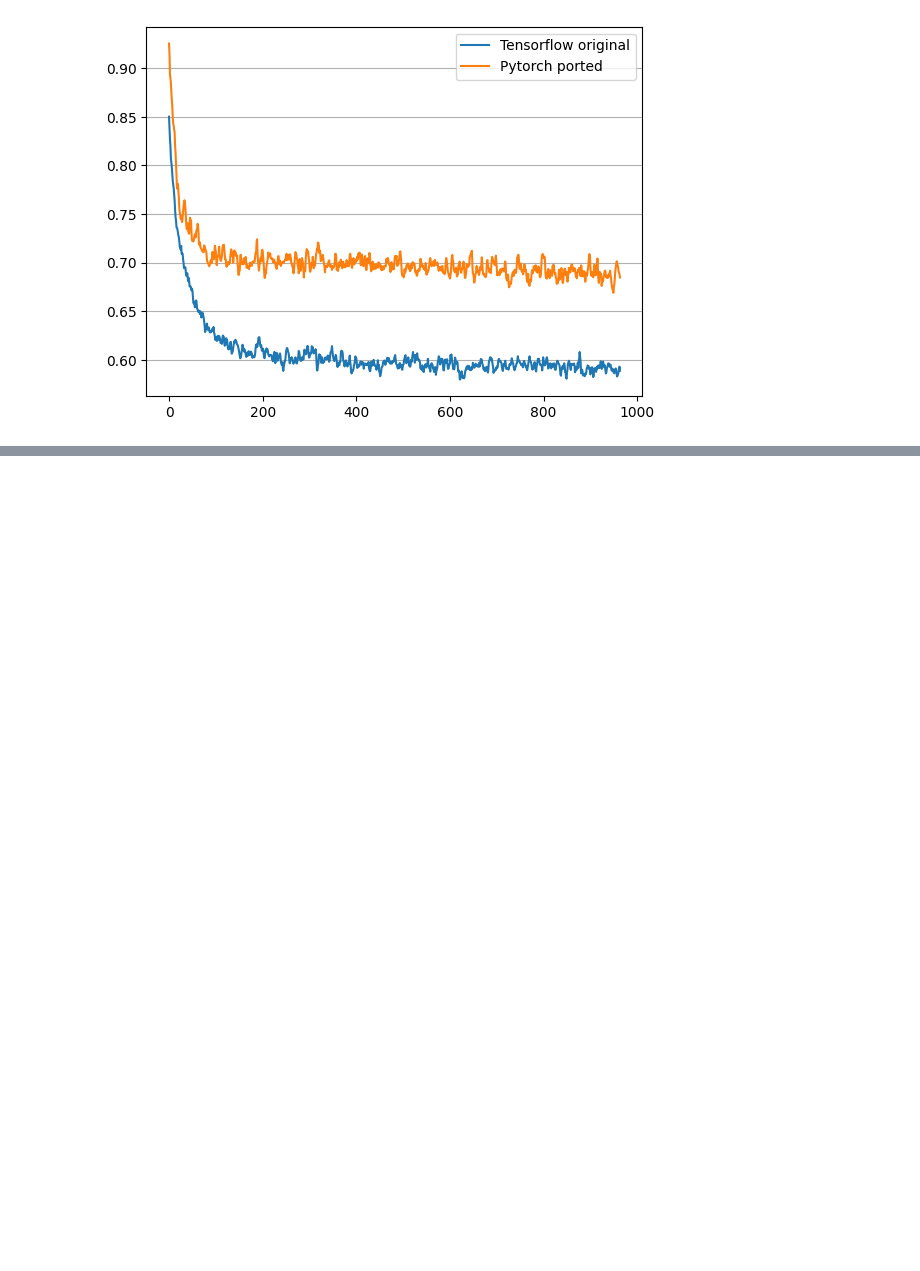
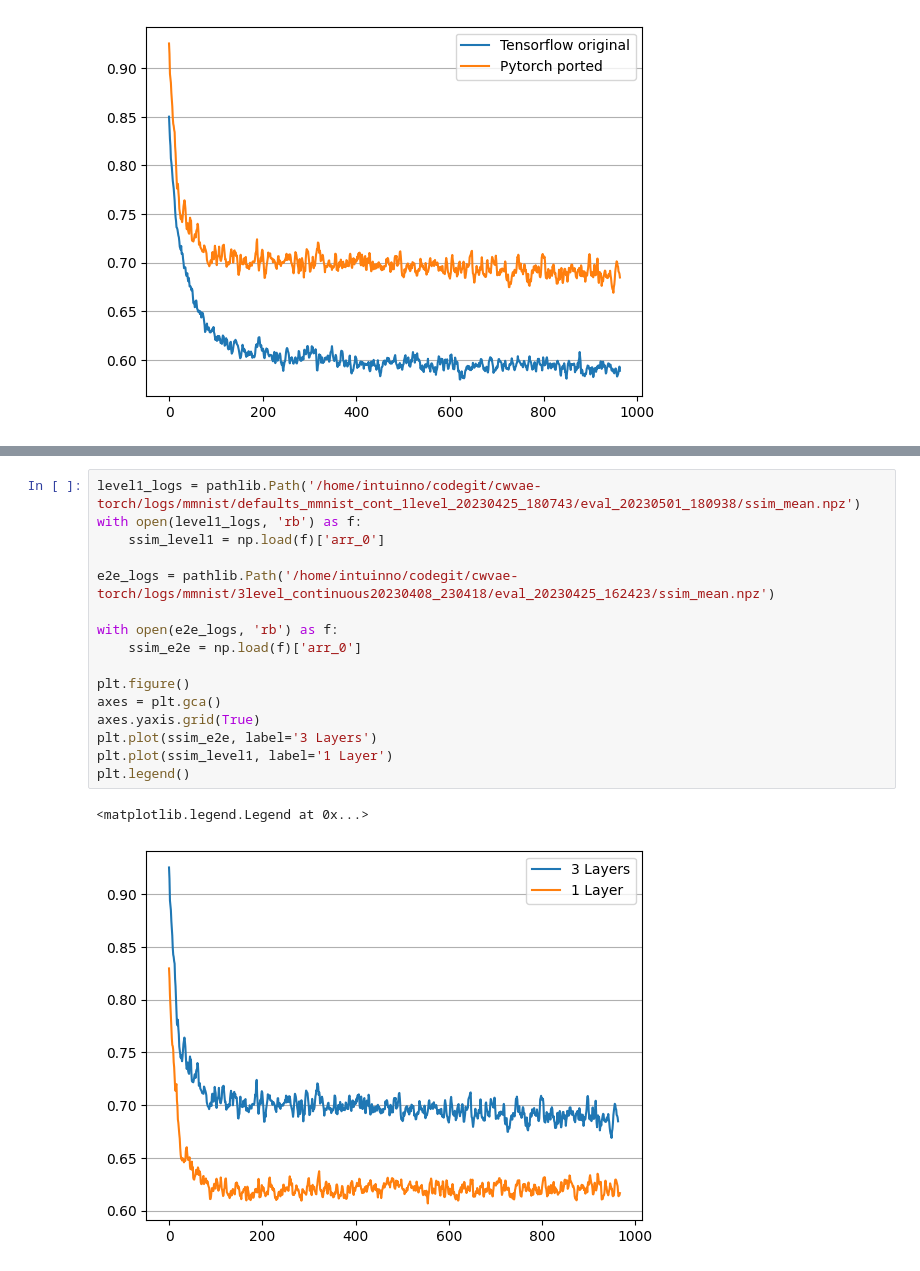
Before and after one commit to intuinno/cwvae-torch, a Jupyter notebook: notebooks/metrics.ipynb, the cells around one changed output, grey strips where cells are left out. Saved outputs shown, nothing was run; the diff lists cells and outputs as text; blank space fills up the shorter version.

```diff
--- a/notebooks/metrics.ipynb
+++ b/notebooks/metrics.ipynb
@@ -61,0 +98,19 @@ plt.legend()
+# %%
+level1_logs = pathlib.Path('/home/intuinno/codegit/cwvae-torch/logs/mmnist/defaults_mmnist_cont_1level_20230425_180743/eval_20230501_180938/ssim_mean.npz')
+with open(level1_logs, 'rb') as f:
+    ssim_level1 = np.load(f)['arr_0']
+
+e2e_logs = pathlib.Path('/home/intuinno/codegit/cwvae-torch/logs/mmnist/3level_continuous20230408_230418/eval_20230425_162423/ssim_mean.npz')
+
+with open(e2e_logs, 'rb') as f:
+    ssim_e2e = np.load(f)['arr_0']
+
+plt.figure()
+axes = plt.gca()
+axes.yaxis.grid(True)
+plt.plot(ssim_e2e, label='3 Layers')
+plt.plot(ssim_level1, label='1 Layer')
+plt.legend()
+# %% [output]
+<matplotlib.legend.Legend at 0x...>
+[figure, added]
```
Also changed, not shown: parts of 6 cells of this notebook, 2 other files.
